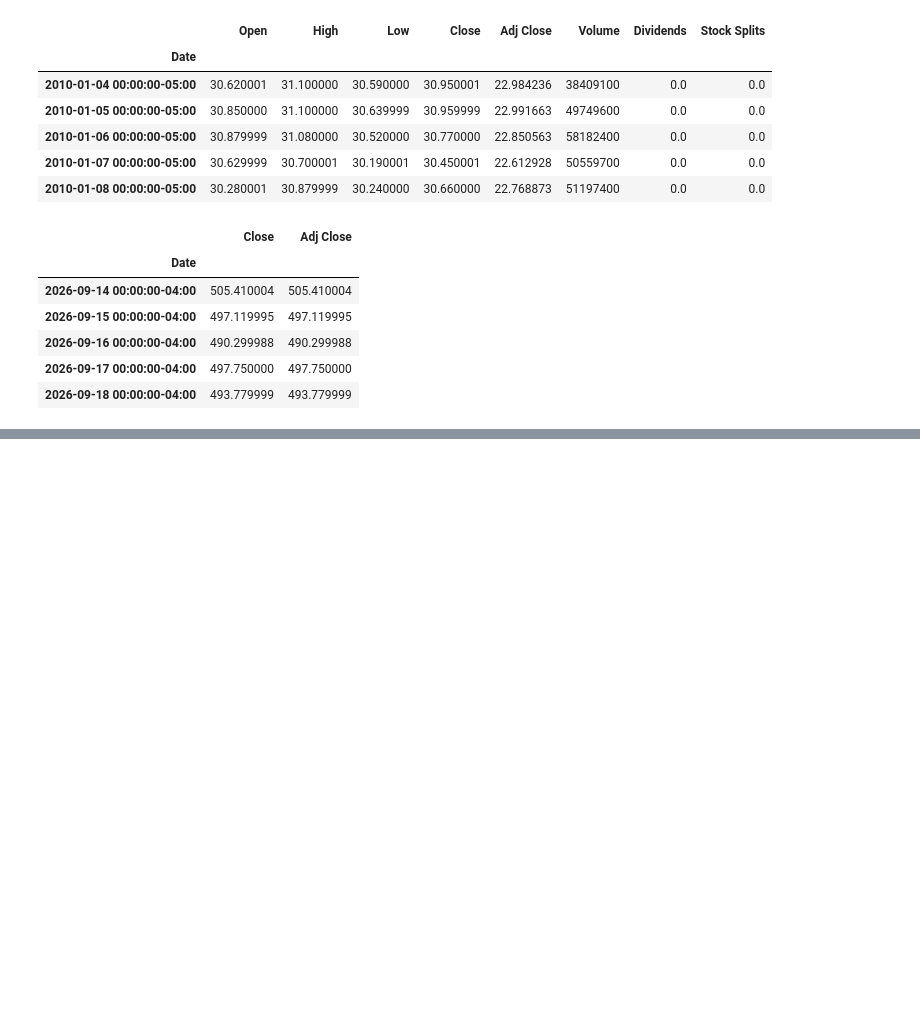
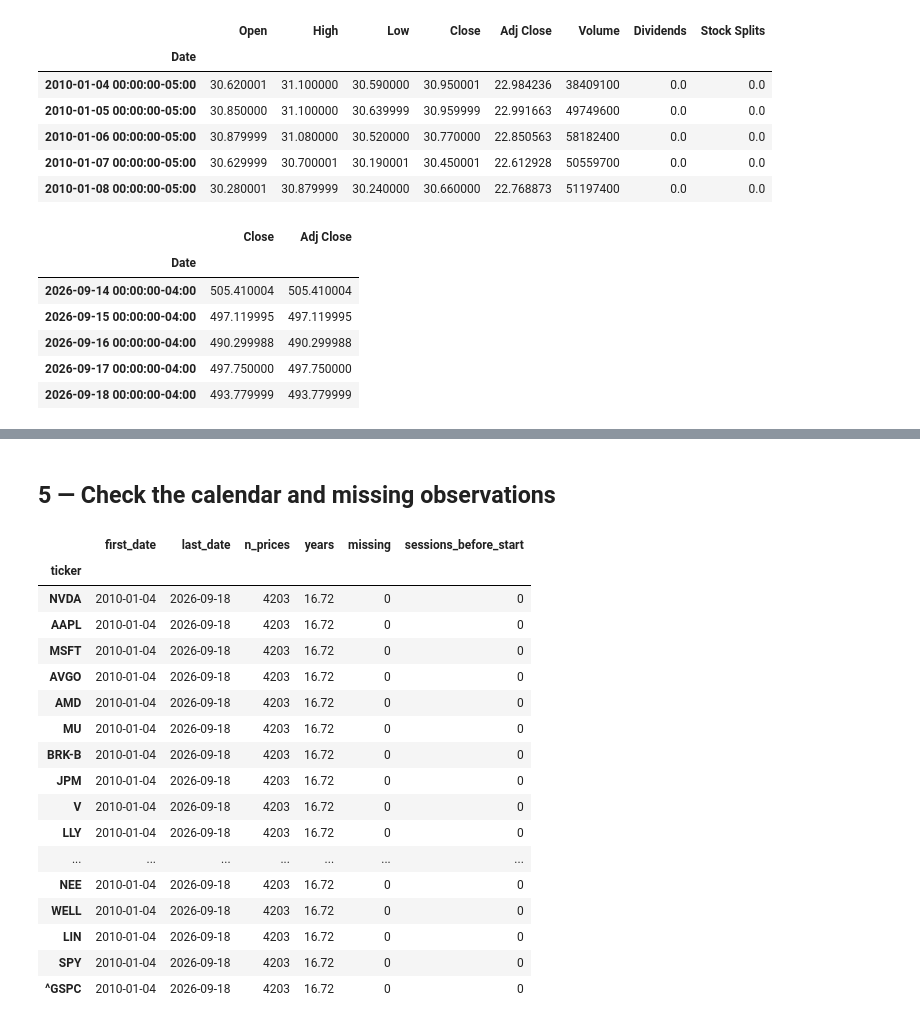
Before and after one commit to mpalhasantosseco-creator/Projecto_Asset, a Jupyter notebook: notebooks/01_data_collection.ipynb, the cells around one changed output, grey strips where cells are left out. Cells and saved outputs as stored; diff of their text form; code cells hidden in the pictures; blank space fills up the shorter version.

```diff
--- a/notebooks/01_data_collection.ipynb
+++ b/notebooks/01_data_collection.ipynb
@@ -246,0 +193,72 @@ availability.round(2)
+# %% [markdown]
+## 5 — Check the calendar and missing observations
+# %%
+# Use SPY as the calendar
+# dropna() removes the missing values and .index gets the corresponding dates.
+calendar = price_series['SPY'].dropna().index
+
+prices = prices.reindex(calendar)
+
+availability_rows = []
+
+for ticker in tickers:
+
+    # Select the prices (without the missing values)
+    observed = prices[ticker].dropna()
+
+    # Find the first and the last date with a price
+    first_date = observed.index.min()
+    last_date = observed.index.max()
+
+    # Select the period between those two dates in the original table.
+    # Here we keep the NaN so that we can detect missing prices
+    prices_in_range = prices.loc[first_date:last_date, ticker]
+
+
+    availability_rows.append({
+
+        'ticker': ticker,
+
+        # First and last DATE with a price (THESE ARE DATES, NOT PRICES)
+        'first_date': first_date,
+        'last_date': last_date,
+
+        # Number of available prices
+        'n_prices': len(observed),
+
+        # Approximate length in years
+        'years': (last_date - first_date).days / 365,
+
+        # Number of missing prices
+        'missing': prices_in_range.isna().sum(),
+
+        # Number of calendar sessions before the first price.
+        'sessions_before_start': (calendar < first_date).sum(),
+
+
+    })
+
+# Turn the list of dictionaries into a DATAFRAME
+availability = pd.DataFrame(availability_rows).set_index('ticker')
+
+
+availability.round(2)
+# %% [output]
+|  | first_date | last_date | n_prices | years | missing | sessions_before_start |
+| ticker |  |  |  |  |  |  |
+| NVDA | 2010-01-04 | 2026-09-18 | 4203 | 16.72 | 0 | 0 |
+| AAPL | 2010-01-04 | 2026-09-18 | 4203 | 16.72 | 0 | 0 |
+| MSFT | 2010-01-04 | 2026-09-18 | 4203 | 16.72 | 0 | 0 |
+| AVGO | 2010-01-04 | 2026-09-18 | 4203 | 16.72 | 0 | 0 |
+| AMD | 2010-01-04 | 2026-09-18 | 4203 | 16.72 | 0 | 0 |
+| MU | 2010-01-04 | 2026-09-18 | 4203 | 16.72 | 0 | 0 |
+| BRK-B | 2010-01-04 | 2026-09-18 | 4203 | 16.72 | 0 | 0 |
+| JPM | 2010-01-04 | 2026-09-18 | 4203 | 16.72 | 0 | 0 |
+| V | 2010-01-04 | 2026-09-18 | 4203 | 16.72 | 0 | 0 |
+| LLY | 2010-01-04 | 2026-09-18 | 4203 | 16.72 | 0 | 0 |
+| ... | ... | ... | ... | ... | ... | ... |
+| NEE | 2010-01-04 | 2026-09-18 | 4203 | 16.72 | 0 | 0 |
+| WELL | 2010-01-04 | 2026-09-18 | 4203 | 16.72 | 0 | 0 |
+| LIN | 2010-01-04 | 2026-09-18 | 4203 | 16.72 | 0 | 0 |
+| SPY | 2010-01-04 | 2026-09-18 | 4203 | 16.72 | 0 | 0 |
+| ^GSPC | 2010-01-04 | 2026-09-18 | 4203 | 16.72 | 0 | 0 |
```
Also changed, not shown: parts of 26 cells of this notebook, 35 other files.
